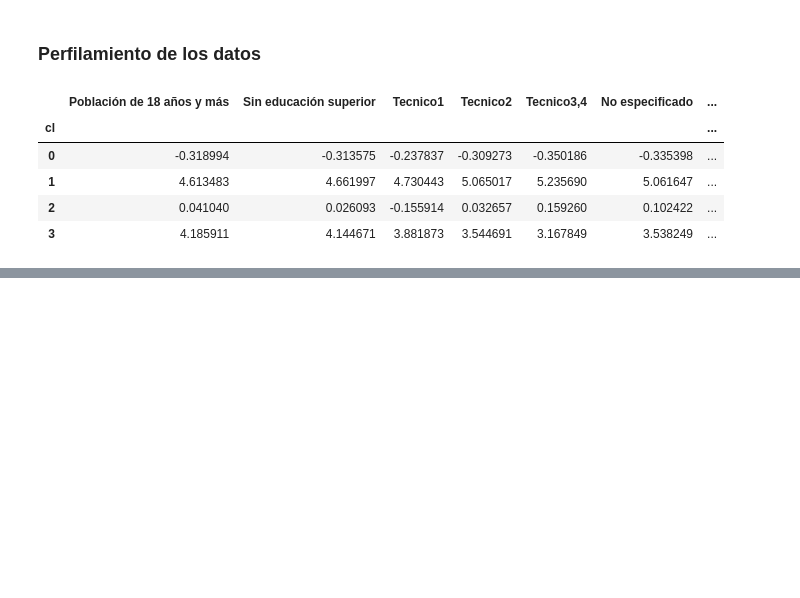
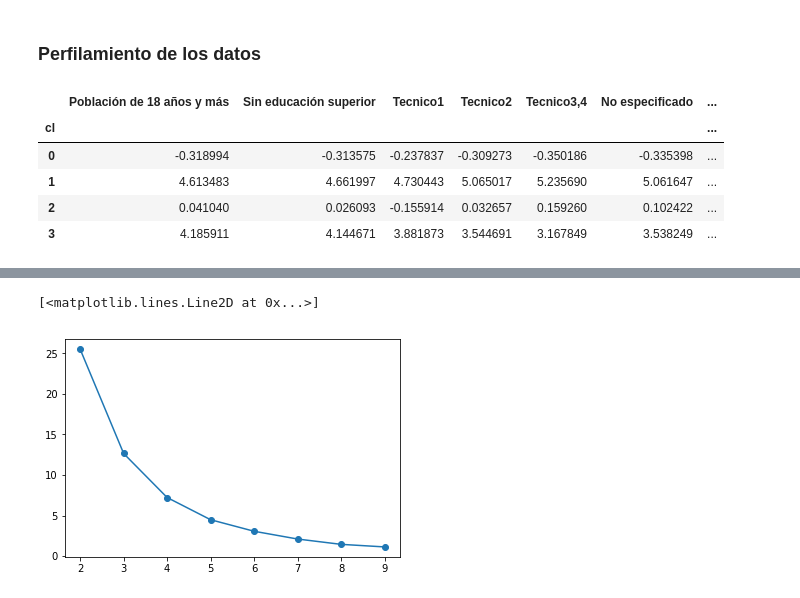
Before and after one commit to eliotheath/Pensiones, a Jupyter notebook: Analsis_demografico.ipynb, the cells around one changed output, grey strips where cells are left out. Cells and saved outputs as stored; diff of their text form; code cells hidden in the pictures; blank space fills up the shorter version.

```diff
--- a/Analsis_demografico.ipynb
+++ b/Analsis_demografico.ipynb
@@ -348,0 +517,13 @@ Xs.groupby('cl').mean()
+# %%
+### Vamos a realizar unos clusters para ver patrones en los datos
+
+l = []
+for k in range(2,10):
+    km =KMeans(n_clusters=k)
+    km.fit(Xs)
+    l.append(km.inertia_)
+# %%
+plt.plot(range(2,10),l,marker='o')
+# %% [output]
+[<matplotlib.lines.Line2D at 0x...>]
+[figure, added]
```
Also changed, not shown: parts of 54 cells of this notebook, 5 other files.
